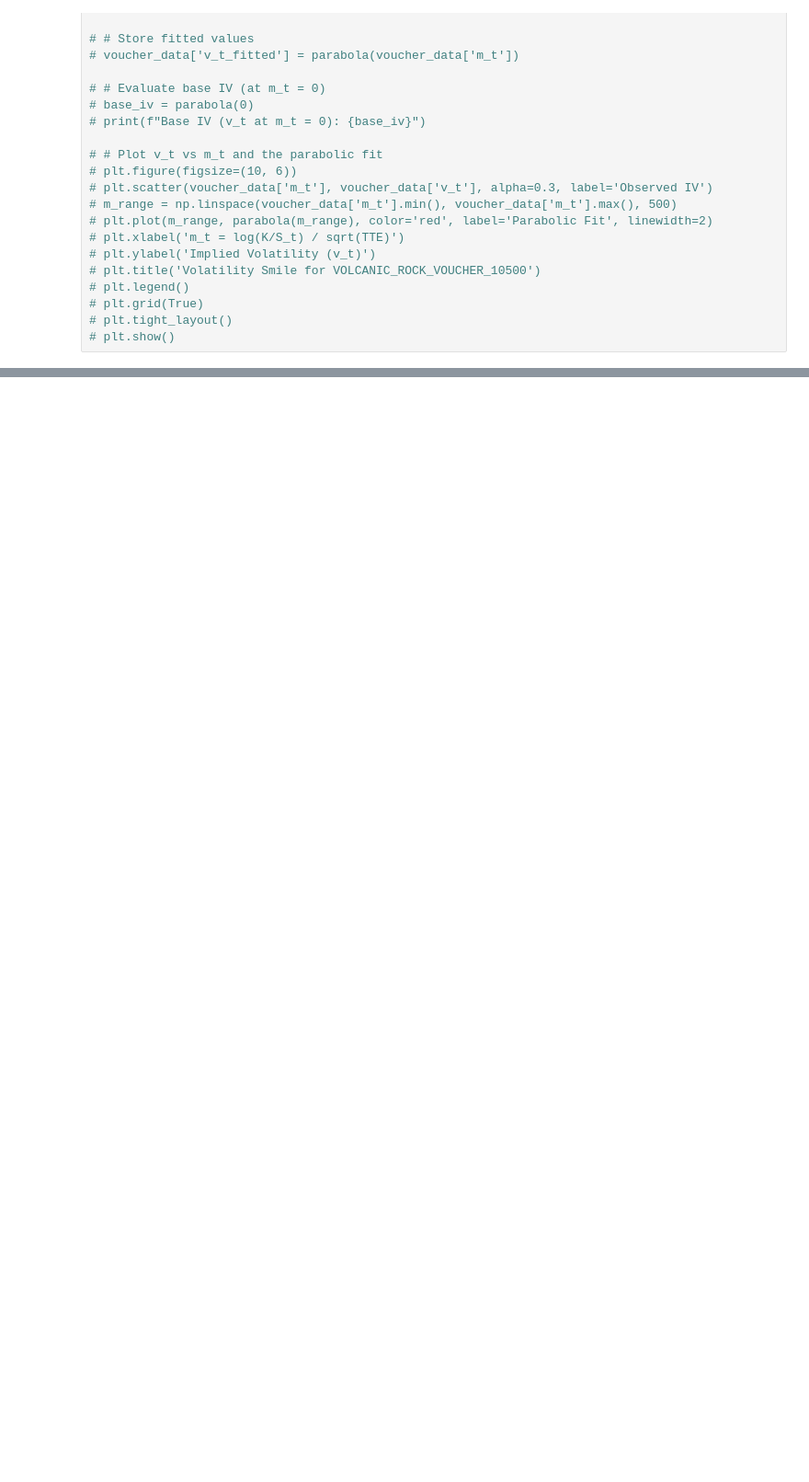
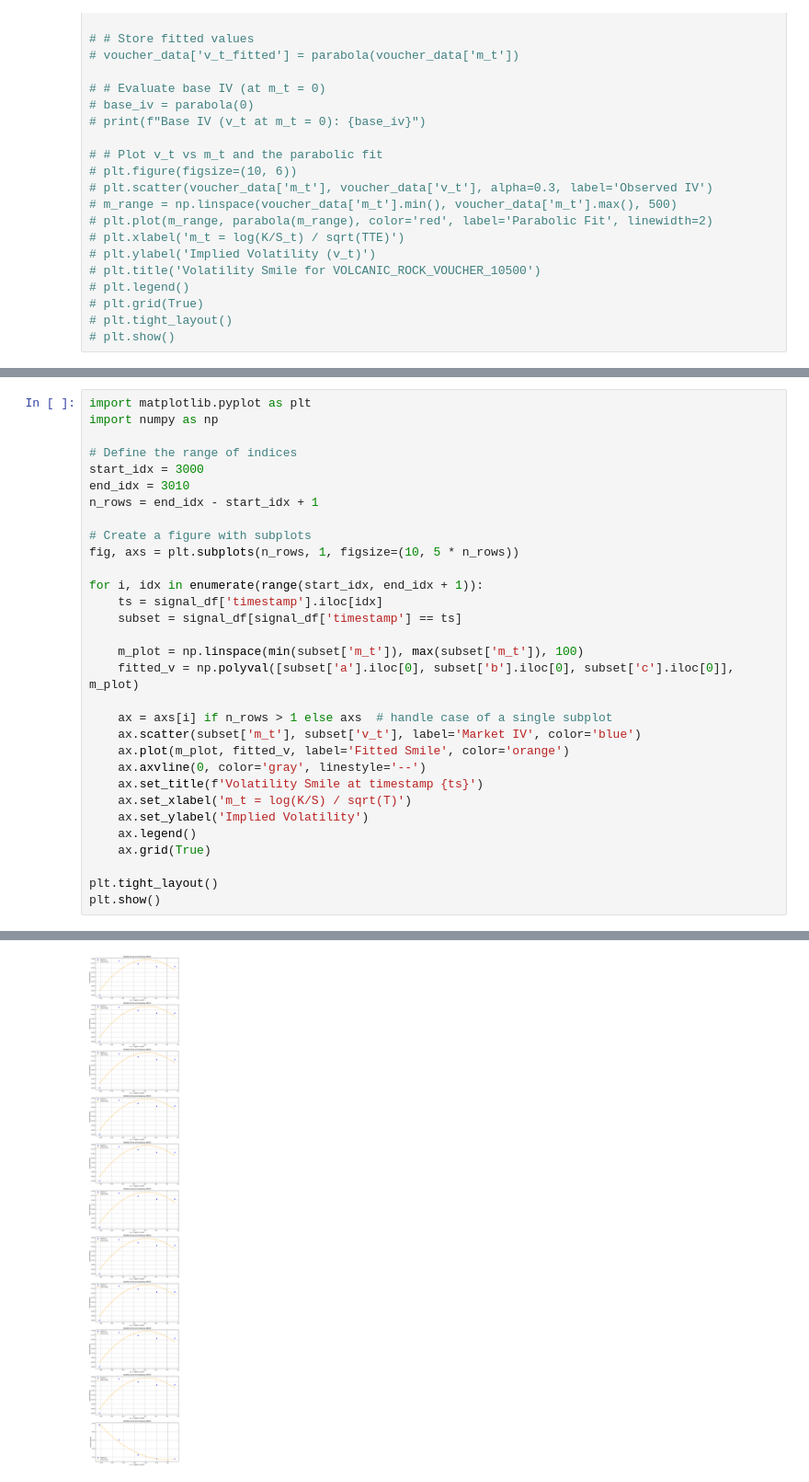
Before and after one commit to jennifer-lu/prosperity-3, a Jupyter notebook: round_3_algo.ipynb, the cells around one changed output, grey strips where cells are left out. Shown at 92% size. Cells and saved outputs as stored; diff of their text form; blank space fills up the shorter version.

```diff
--- a/round_3_algo.ipynb
+++ b/round_3_algo.ipynb
@@ -365,0 +365,32 @@ plt.show()
+# %%
+import matplotlib.pyplot as plt
+import numpy as np
+
+# Define the range of indices
+start_idx = 3000
+end_idx = 3010
+n_rows = end_idx - start_idx + 1
+
+# Create a figure with subplots
+fig, axs = plt.subplots(n_rows, 1, figsize=(10, 5 * n_rows))
+
+for i, idx in enumerate(range(start_idx, end_idx + 1)):
+    ts = signal_df['timestamp'].iloc[idx]
+    subset = signal_df[signal_df['timestamp'] == ts]
+
+    m_plot = np.linspace(min(subset['m_t']), max(subset['m_t']), 100)
+    fitted_v = np.polyval([subset['a'].iloc[0], subset['b'].iloc[0], subset['c'].iloc[0]], m_plot)
+
+    ax = axs[i] if n_rows > 1 else axs  # handle case of a single subplot
+    ax.scatter(subset['m_t'], subset['v_t'], label='Market IV', color='blue')
+    ax.plot(m_plot, fitted_v, label='Fitted Smile', color='orange')
+    ax.axvline(0, color='gray', linestyle='--')
+    ax.set_title(f'Volatility Smile at timestamp {ts}')
+    ax.set_xlabel('m_t = log(K/S) / sqrt(T)')
+    ax.set_ylabel('Implied Volatility')
+    ax.legend()
+    ax.grid(True)
+
+plt.tight_layout()
+plt.show()
+# %% [output]
@@ -365,0 +414 @@ plt.show()
+[figure, added]
```
Also changed, not shown: parts of 6 cells of this notebook.
